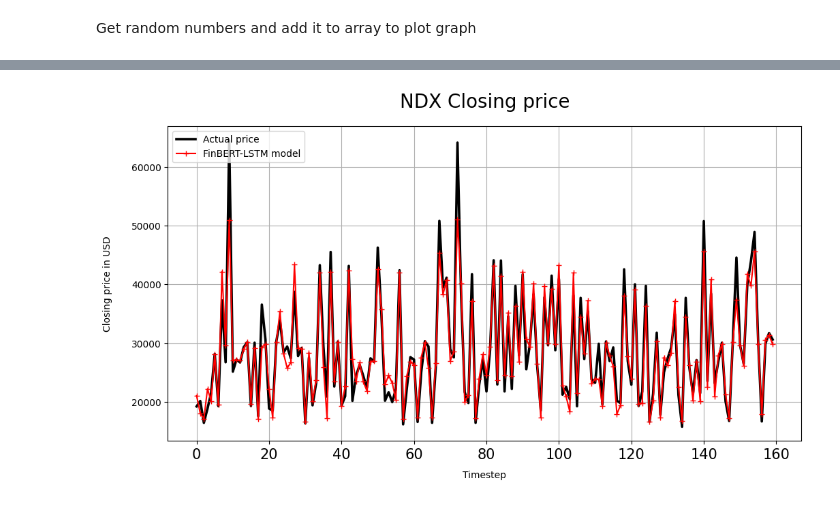
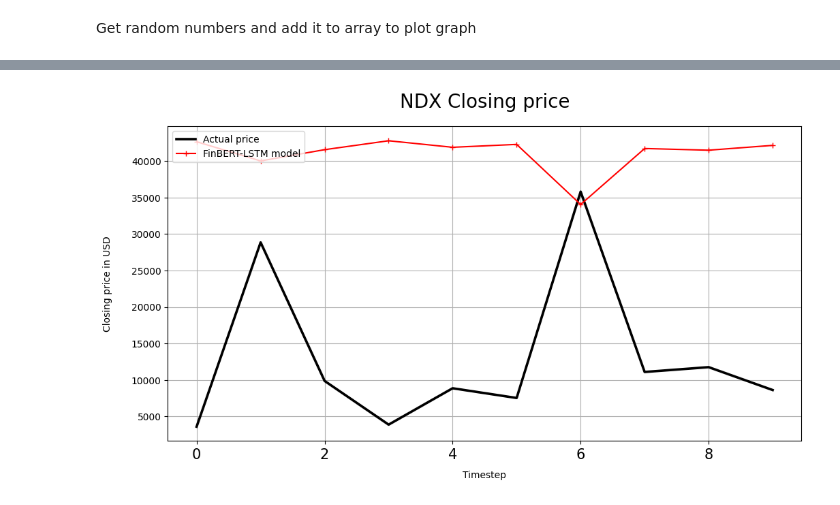
Before and after one commit to Hanif-adedotun/crypto-prediction-lstm-bert, a Jupyter notebook: lstm_model_bert.ipynb, the cells around one changed output, grey strips where cells are left out. Cells and saved outputs as stored; diff of their text form; code cells hidden in the pictures.

Commit message:
New model, first iteration 97%, but analysis not working

```diff
--- a/lstm_model_bert.ipynb
+++ b/lstm_model_bert.ipynb
@@ -15,8 +15,8 @@ epochs = 100
 learning_rate = 0.02
 # %%
 # loading stock price and news data
-data = pd.read_csv("./dataset/cryptonews_sentiment_unique_dates.csv")
+data = pd.read_csv("./dataset/BERT_sentiment_withprices.csv")
 stock_column = ['prices']
-news_column = ['polarity']
+news_column = ['sentiment']
 
 len_stock_data = data.shape[0]
@@ -253,8 +245,8 @@ def run_random_test(epoc):
      real_predictions = []
      random_presictions = []
      # Import model
-     price_model = keras.models.load_model('models/price_model_v1.keras')
-     test_scaler = joblib.load("scaler/scaler.pkl")
+     price_model = keras.models.load_model('models/price_model_v2.keras')
+     test_scaler = joblib.load("scaler/scaler_v2.pkl")
      for i in range(epoc):
           random_number = random.randint(0, 747)
           prices = data.get(stock_column).values[random_number:random_number+10]
@@ -290,5 +282,5 @@ def run_random_test(epoc):
 
      plt.show()
 # %%
-run_random_test(160)
+run_random_test(10)
 # %% [output]
@@ -312 +297 @@ run_random_test(160)
-[figure, old version]
+[figure, new version]
```
Also changed, not shown: parts of 11 cells of this notebook, 4 other files.
